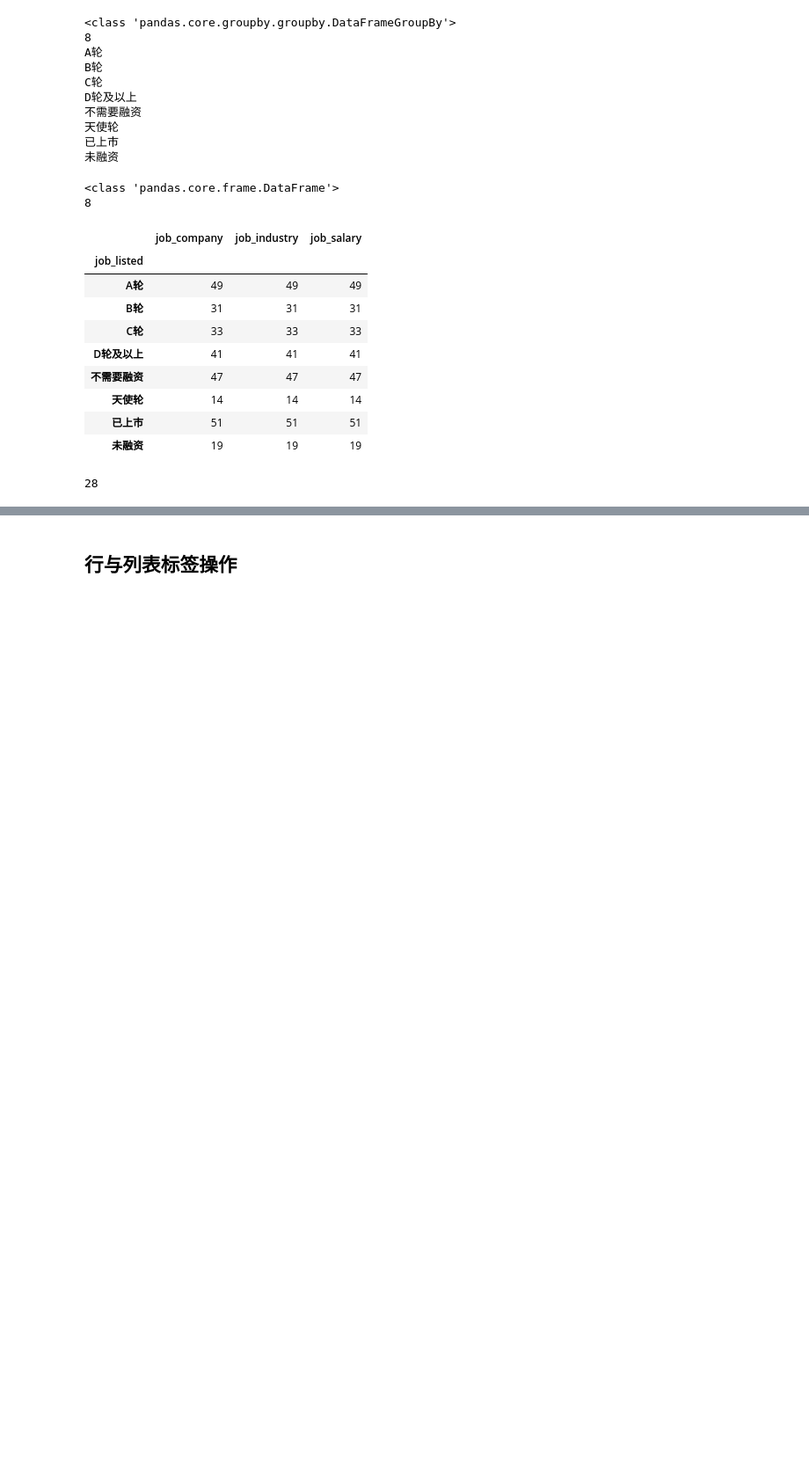
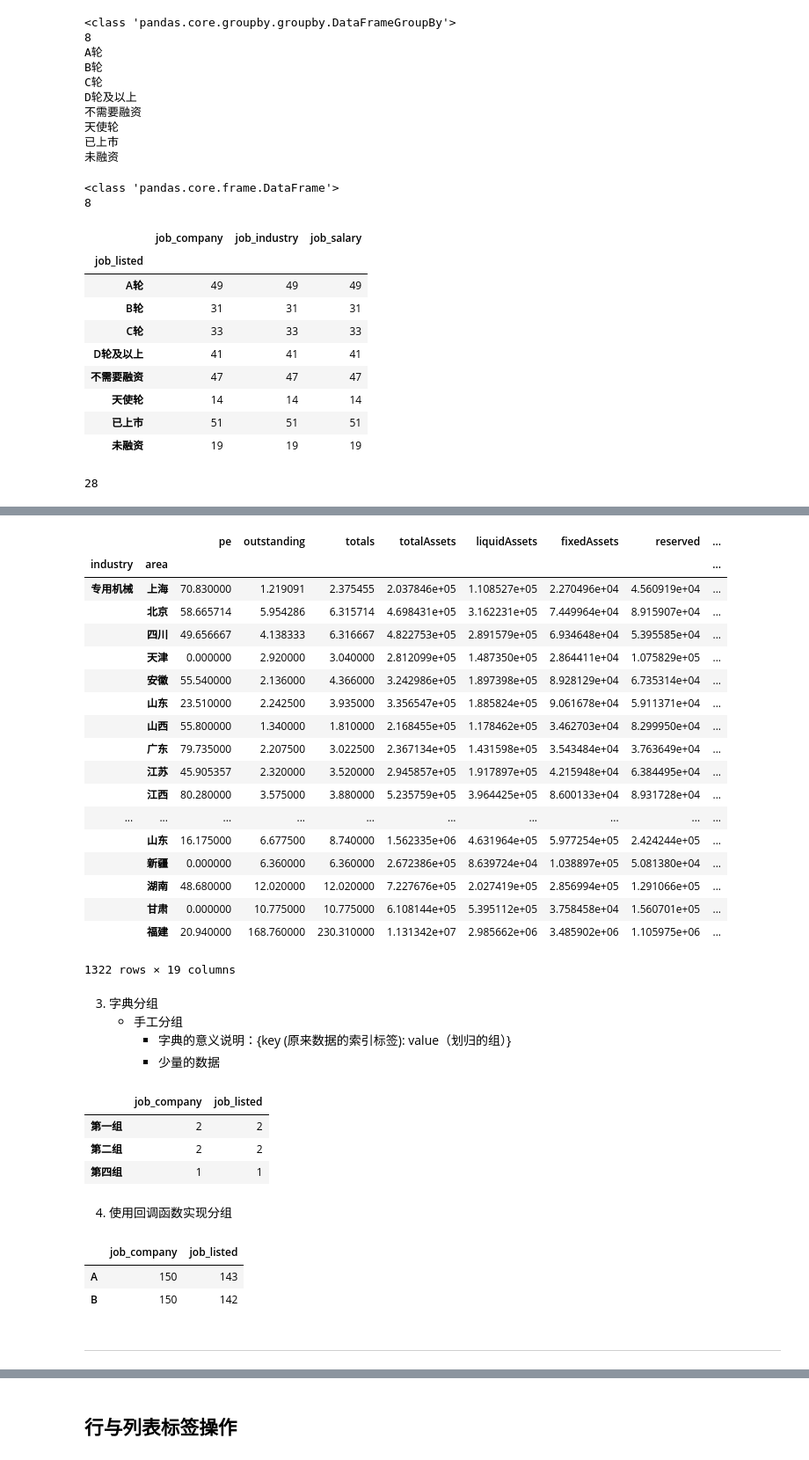
Before and after one commit to QiangAI/ClassCodes, a Jupyter notebook: day21/day21_数据分析pandas.ipynb, the cells around one changed output, grey strips where cells are left out. Shown at 88% size. Drawn from its saved outputs; the diff is of its cells as text; code cells hidden in the pictures; blank space fills up the shorter version.

```diff
--- a/day21/day21_数据分析pandas.ipynb
+++ b/day21/day21_数据分析pandas.ipynb
@@ -1449,0 +1508,75 @@ re
+# %%
+re_gr = data_gr.mean()
+re_gr
+# %% [output]
+|  |  | pe | outstanding | totals | totalAssets | liquidAssets | fixedAssets | reserved | ... |
+| industry | area |  |  |  |  |  |  |  | ... |
+| 专用机械 | 上海 | 70.830000 | 1.219091 | 2.375455 | 2.037846e+05 | 1.108527e+05 | 2.270496e+04 | 4.560919e+04 | ... |
+|  | 北京 | 58.665714 | 5.954286 | 6.315714 | 4.698431e+05 | 3.162231e+05 | 7.449964e+04 | 8.915907e+04 | ... |
+|  | 四川 | 49.656667 | 4.138333 | 6.316667 | 4.822753e+05 | 2.891579e+05 | 6.934648e+04 | 5.395585e+04 | ... |
+|  | 天津 | 0.000000 | 2.920000 | 3.040000 | 2.812099e+05 | 1.487350e+05 | 2.864411e+04 | 1.075829e+05 | ... |
+|  | 安徽 | 55.540000 | 2.136000 | 4.366000 | 3.242986e+05 | 1.897398e+05 | 8.928129e+04 | 6.735314e+04 | ... |
+|  | 山东 | 23.510000 | 2.242500 | 3.935000 | 3.356547e+05 | 1.885824e+05 | 9.061678e+04 | 5.911371e+04 | ... |
+|  | 山西 | 55.800000 | 1.340000 | 1.810000 | 2.168455e+05 | 1.178462e+05 | 3.462703e+04 | 8.299950e+04 | ... |
+|  | 广东 | 79.735000 | 2.207500 | 3.022500 | 2.367134e+05 | 1.431598e+05 | 3.543484e+04 | 3.763649e+04 | ... |
+|  | 江苏 | 45.905357 | 2.320000 | 3.520000 | 2.945857e+05 | 1.917897e+05 | 4.215948e+04 | 6.384495e+04 | ... |
+|  | 江西 | 80.280000 | 3.575000 | 3.880000 | 5.235759e+05 | 3.964425e+05 | 8.600133e+04 | 8.931728e+04 | ... |
+| ... | ... | ... | ... | ... | ... | ... | ... | ... | ... |
+|  | 山东 | 16.175000 | 6.677500 | 8.740000 | 1.562335e+06 | 4.631964e+05 | 5.977254e+05 | 2.424244e+05 | ... |
+|  | 新疆 | 0.000000 | 6.360000 | 6.360000 | 2.672386e+05 | 8.639724e+04 | 1.038897e+05 | 5.081380e+04 | ... |
+|  | 湖南 | 48.680000 | 12.020000 | 12.020000 | 7.227676e+05 | 2.027419e+05 | 2.856994e+05 | 1.291066e+05 | ... |
+|  | 甘肃 | 0.000000 | 10.775000 | 10.775000 | 6.108144e+05 | 5.395112e+05 | 3.758458e+04 | 1.560701e+05 | ... |
+|  | 福建 | 20.940000 | 168.760000 | 230.310000 | 1.131342e+07 | 2.985662e+06 | 3.485902e+06 | 1.105975e+06 | ... |
+1322 rows × 19 columns
+# %% [markdown]
+3. 字典分组
+    - 手工分组
+        - 字典的意义说明：{key (原来数据的索引标签): value（划归的组）}
+        - 少量的数据
+# %%
+import  pandas as pd
+
+alg = pd.read_csv('alg.csv')
+
+alg2 = alg[['job_company','job_listed']]
+
+gr2 = alg2.groupby(by= {
+    0: '第一组',
+    1: '第一组',
+    2: '第二组',
+    3: '第二组',
+    5: '第四组'
+})
+
+# for item  in gr2:
+#     print(item)
+
+gr2.count()
+# %% [output]
+|  | job_company | job_listed |
+| 第一组 | 2 | 2 |
+| 第二组 | 2 | 2 |
+| 第四组 | 1 | 1 |
+# %% [markdown]
+4. 使用回调函数实现分组
+# %%
+import  pandas as pd
+
+alg = pd.read_csv('alg.csv')
+
+alg2 = alg[['job_company','job_listed']]
+
+def group_index(idx):   # 实现分组规则
+    if idx % 2 ==0:
+        return 'A'
+    else:
+        return 'B'
+
+gr3 = alg2.groupby(by= group_index)
+gr3.count()   # NaN值，缺失值
+# %% [output]
+|  | job_company | job_listed |
+| A | 150 | 143 |
+| B | 150 | 142 |
+# %% [markdown]
+----
```
Also changed, not shown: parts of 76 cells of this notebook, 3 other files.
